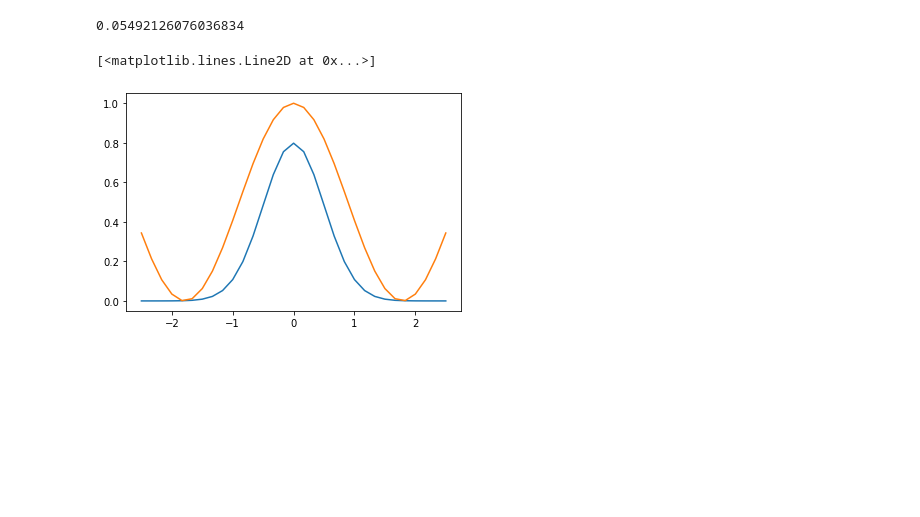
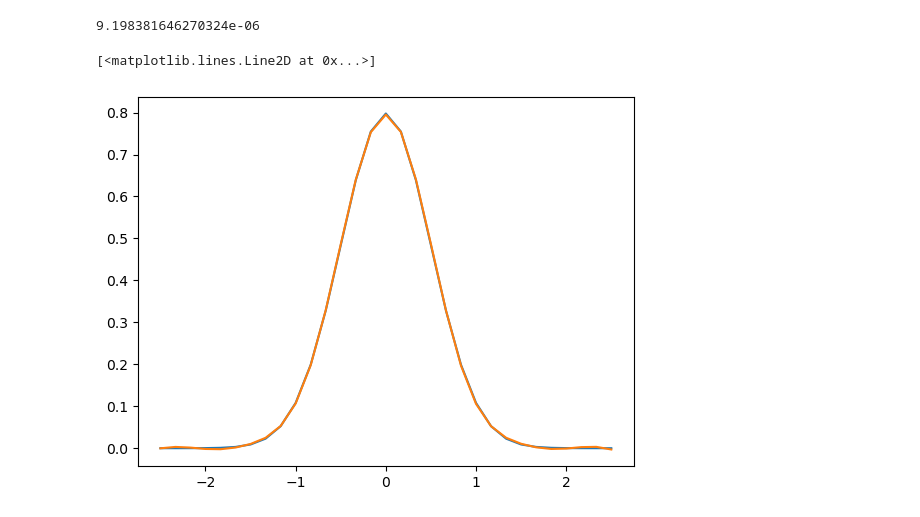
Before and after one commit to pablovegan/TFM_QML, a Jupyter notebook: pruebas.ipynb, the cells around one changed output. Drawn from its saved outputs; the diff is of its cells as text; code cells hidden in the pictures; blank space fills up the shorter version.

```diff
--- a/pruebas.ipynb
+++ b/pruebas.ipynb
@@ -8,21 +9,20 @@ from qubit_approximant import *
 # %%
 x = np.linspace(-2.5, 2.5, 31)
 fn = np.exp(-((x) ** 2) / (2 * 0.5**2)) / (0.5 * np.sqrt(2 * np.pi))
-layers = 8
+layers = 10
 np.random.seed(3)
-params = 0.7 * np.random.randn(2 * layers)
+params = 0.7 * np.random.randn(3 * layers)
 
-model = RyModel(x=x, encoding="prob")
-metric = Metric("mse")
-cost = Cost(fn, model, metric)
-opt = BlackBoxOptimizer(method="L-BFGS-B")
+model = RxRyModel(x=x, encoding="amp")
+cost = Cost(fn, model, metric="mse")
+opt = BlackBoxOptimizer(method="L-BFGS-B", method_kwargs={"ftol": 1e-9, "gtol": 1e-9})
 params = opt(cost, cost.grad, params)
 fn_approx = model(params)
 
-print(metric(fn_approx - fn))
+print(cost(params))
 plt.plot(x, fn)
 plt.plot(x, fn_approx)
 # %% [output]
-0.05492126076036834
+9.198381646270324e-06
 [<matplotlib.lines.Line2D at 0x...>]
-[figure, old version]
+[figure, new version]
```
Also changed, not shown: parts of 8 cells of this notebook, 1 other file.
